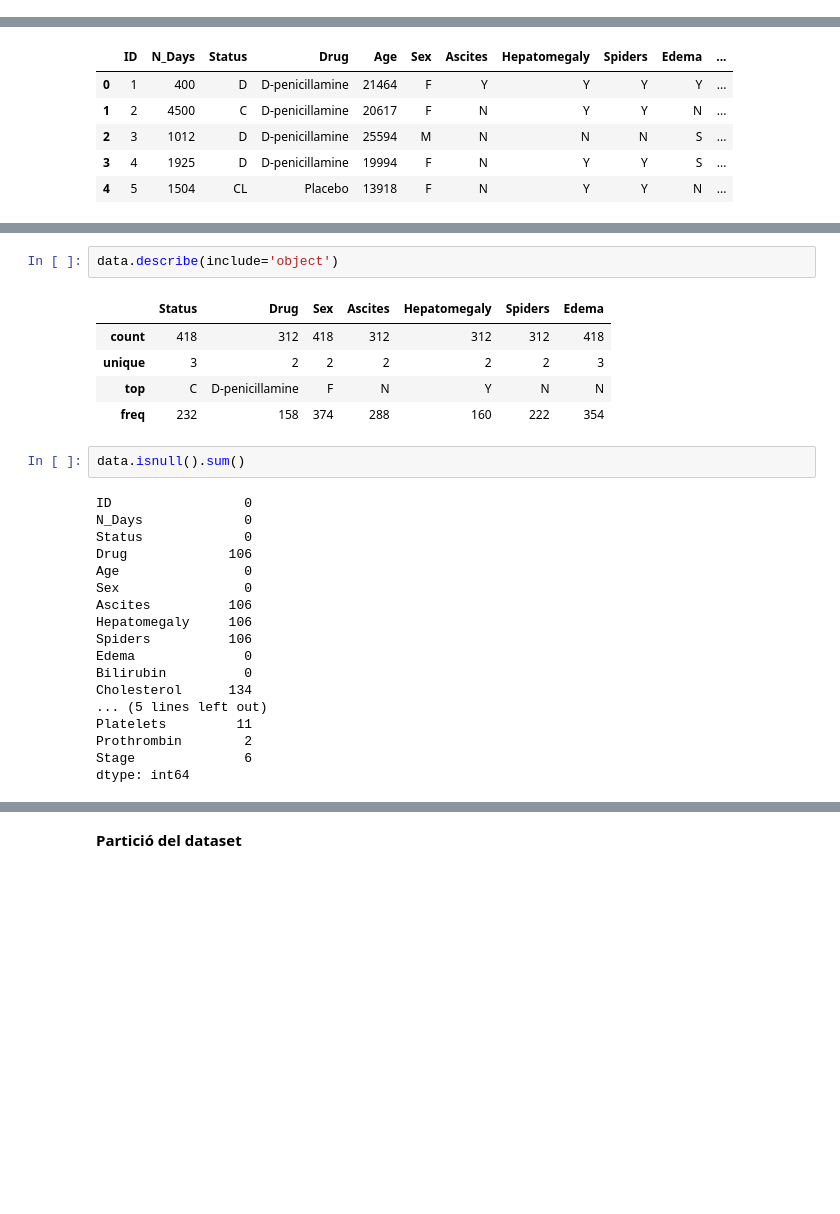
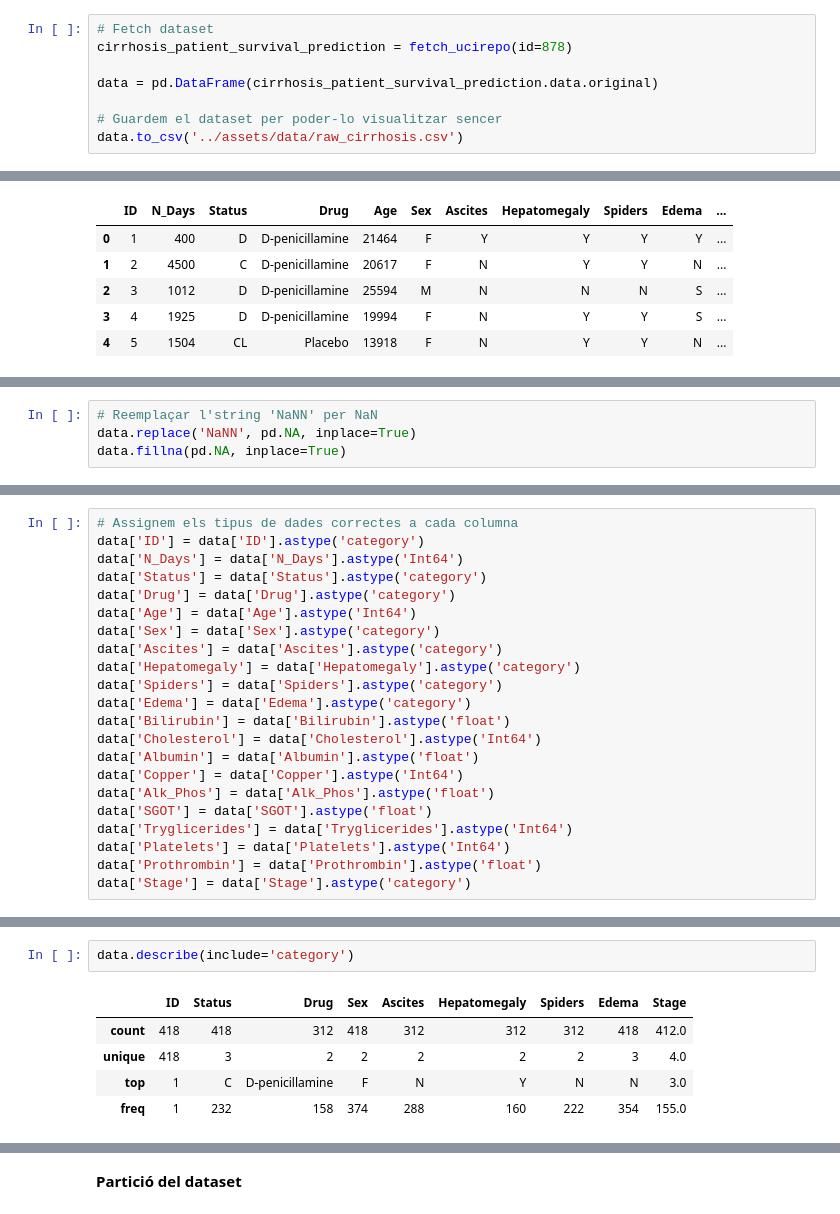
Before and after one commit to caiselvas/survival-prediction-cirrhosis, a Jupyter notebook: src/main.ipynb, the cells around one changed output, grey strips where cells are left out. Cells and saved outputs as stored; diff of their text form; blank space fills up the shorter version.

```diff
--- a/src/main.ipynb
+++ b/src/main.ipynb
@@ -18,0 +18,8 @@ data = pd.read_csv('../assets/data/cirrhosis.csv')
+# %%
+# Fetch dataset
+cirrhosis_patient_survival_prediction = fetch_ucirepo(id=878)
+
+data = pd.DataFrame(cirrhosis_patient_survival_prediction.data.original)
+
+# Guardem el dataset per poder-lo visualitzar sencer
+data.to_csv('../assets/data/raw_cirrhosis.csv')
@@ -51,0 +63,4 @@ memory usage: 65.4+ KB
+# %%
+# Reemplaçar l'string 'NaNN' per NaN
+data.replace('NaNN', pd.NA, inplace=True)
+data.fillna(pd.NA, inplace=True)
@@ -51,0 +83,22 @@ memory usage: 65.4+ KB
+# %%
+# Assignem els tipus de dades correctes a cada columna
+data['ID'] = data['ID'].astype('category')
+data['N_Days'] = data['N_Days'].astype('Int64')
+data['Status'] = data['Status'].astype('category')
+data['Drug'] = data['Drug'].astype('category')
+data['Age'] = data['Age'].astype('Int64')
+data['Sex'] = data['Sex'].astype('category')
+data['Ascites'] = data['Ascites'].astype('category')
+data['Hepatomegaly'] = data['Hepatomegaly'].astype('category')
+data['Spiders'] = data['Spiders'].astype('category')
+data['Edema'] = data['Edema'].astype('category')
+data['Bilirubin'] = data['Bilirubin'].astype('float')
+data['Cholesterol'] = data['Cholesterol'].astype('Int64')
+data['Albumin'] = data['Albumin'].astype('float')
+data['Copper'] = data['Copper'].astype('Int64')
+data['Alk_Phos'] = data['Alk_Phos'].astype('float')
+data['SGOT'] = data['SGOT'].astype('float')
+data['Tryglicerides'] = data['Tryglicerides'].astype('Int64')
+data['Platelets'] = data['Platelets'].astype('Int64')
+data['Prothrombin'] = data['Prothrombin'].astype('float')
+data['Stage'] = data['Stage'].astype('category')
@@ -64,28 +157,8 @@ data.describe()
 # %%
-data.describe(include='object')
+data.describe(include='category')
 # %% [output]
-|  | Status | Drug | Sex | Ascites | Hepatomegaly | Spiders | Edema |
-| count | 418 | 312 | 418 | 312 | 312 | 312 | 418 |
-| unique | 3 | 2 | 2 | 2 | 2 | 2 | 3 |
-| top | C | D-penicillamine | F | N | Y | N | N |
-| freq | 232 | 158 | 374 | 288 | 160 | 222 | 354 |
+|  | ID | Status | Drug | Sex | Ascites | Hepatomegaly | Spiders | Edema | Stage |
+| count | 418 | 418 | 312 | 418 | 312 | 312 | 312 | 418 | 412.0 |
+| unique | 418 | 3 | 2 | 2 | 2 | 2 | 2 | 3 | 4.0 |
+| top | 1 | C | D-penicillamine | F | N | Y | N | N | 3.0 |
+| freq | 1 | 232 | 158 | 374 | 288 | 160 | 222 | 354 | 155.0 |
-# %%
-data.isnull().sum()
-# %% [output]
-ID                 0
-N_Days             0
-Status             0
-Drug             106
-Age                0
-Sex                0
-Ascites          106
-Hepatomegaly     106
-Spiders          106
-Edema              0
-Bilirubin          0
-Cholesterol      134
-... (5 lines left out)
-Platelets         11
-Prothrombin        2
-Stage              6
-dtype: int64
```
Also changed, not shown: parts of 14 cells of this notebook, 5 other files.
